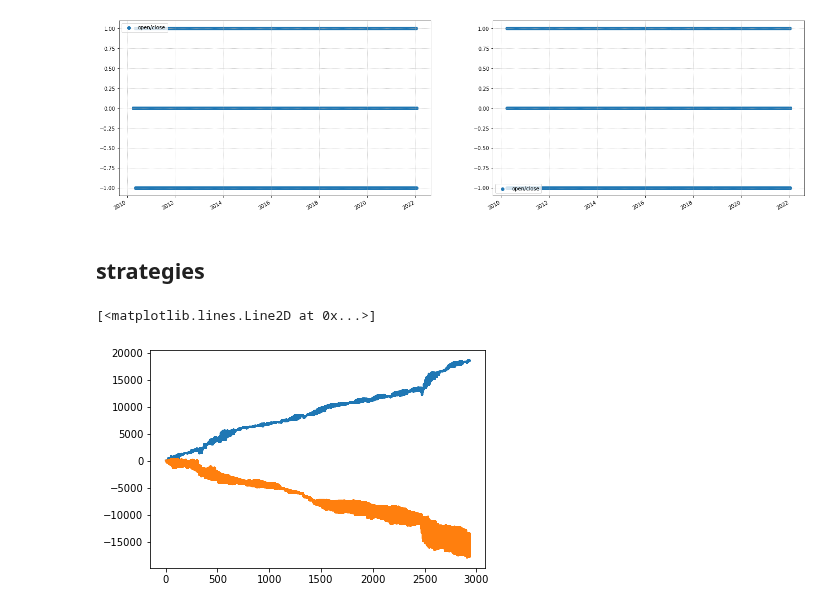
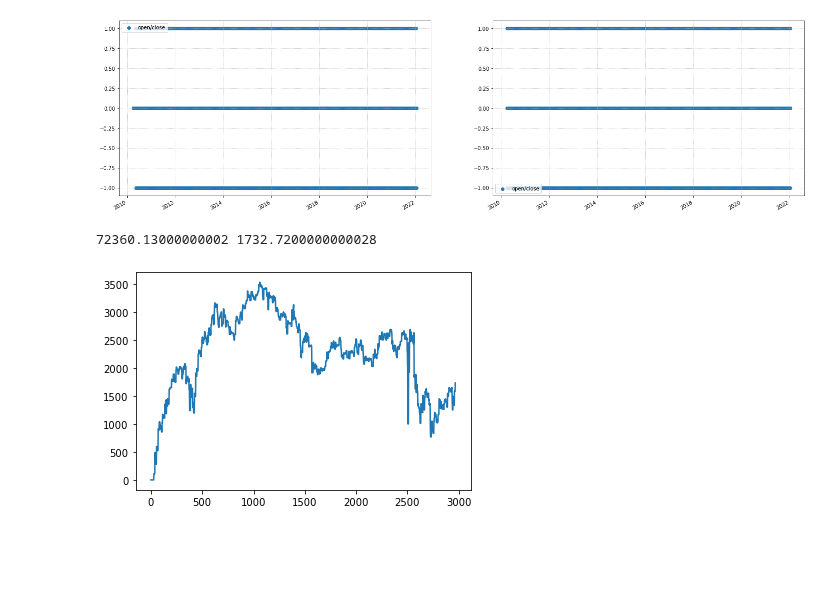
Before and after one commit to aidinattar/Volatility-carry-trading-strategy, a Jupyter notebook: Project.ipynb, the cells around one changed output. Saved outputs shown, nothing was run; the diff lists cells and outputs as text; code cells hidden in the pictures; blank space fills up the shorter version.

```diff
--- a/Project.ipynb
+++ b/Project.ipynb
@@ -904,5 +663,5 @@ sns.jointplot(x='mean_sim', y='resid', data=UX1, kind='reg')
 # %%
-UX1['diff_sim'] = UX1['mean_sim'] - UX1['mean_sim'].shift(-1)
+UX1['diff_sim'] = UX1['mean_sim'].shift(1) - UX1['mean_sim']
 
 conditions = [ ( UX1['diff_sim'] < 0 ) & ( UX1['diff_sim'] * UX1['diff_sim'].shift(-1) < 0 ),
                ( UX1['diff_sim'] > 0 ) & ( UX1['diff_sim'] * UX1['diff_sim'].shift(-1) < 0 ) ]
@@ -915,7 +674,7 @@ UX1['open/close'] = np.select(conditions, choices, default=0)
 #UX1['open/close'].loc[ ( UX1['diff_sim'] < 0 ) & ( UX1['diff_sim'] * UX1['diff_sim'].shift(-1) < 0 ) ] =  1
 #UX1['open/close'].loc[ ( UX1['diff_sim'] > 0 ) & ( UX1['diff_sim'] * UX1['diff_sim'].shift(-1) < 0 ) ] = -1
 # %%
-UX1['diff_sim_real'] = UX1['PX_LAST'] - UX1['PX_LAST'].shift(-1)
+UX1['diff_sim_real'] = UX1['PX_LAST'].shift(1) - UX1['PX_LAST']
 
 conditions = [ ( UX1['diff_sim_real'] < 0 ) & ( UX1['diff_sim_real'] * UX1['diff_sim_real'].shift(-1) < 0 ),
                ( UX1['diff_sim_real'] > 0 ) & ( UX1['diff_sim_real'] * UX1['diff_sim_real'].shift(-1) < 0 ) ]
@@ -972,6 +731,4 @@ fig.autofmt_xdate()
 plt.show()
 # %% [output]
 [figure]
-# %% [markdown]
-## strategies
 # %%
@@ -991,20 +751,41 @@ for x in range(n, len(UX1['PX_LAST'])):
+# %%
+money = [0]
+i = 0
+open = False
+for x in range(1, len(UX1['PX_LAST'])):
+    if UX1['open/close'].iloc[x] == 1:
+        money = np.append(money, money[x-1])
+        i += 1
+        open = True
+    elif UX1['open/close'].iloc[x] == 0:
+        money = np.append(money, money[x-1])
+        if open == True:
+            i += 1
+    else:
+        money = np.append(money, money[x-1] + 100*( UX1['PX_LAST'].iloc[x-i] - UX1['PX_LAST'].iloc[x] ) )
+        i = 0
+        open = False
 # %%
-money_real = [100,]
-n = 30
+money_real = [0]
 i = 0
-for x in range(n, len(UX1['PX_LAST'])):
-    if UX1['open/close_real'].iloc[x] == 0:
-        money_real = np.append(money_real, money_real[x-n-1])
+open = False
+for x in range(1, len(UX1['PX_LAST'])):
+    if UX1['open/close_real'].iloc[x] == 1:
+        money_real = np.append(money_real, money_real[x-1])
         i += 1
-    elif UX1['open/close_real'].iloc[x] == 1:
-        money_real = np.append(money_real, money_real[x-n-1])
-        i += 1
+        open = True
+    elif UX1['open/close_real'].iloc[x] == 0:
+        money_real = np.append(money_real, money_real[x-1])
+        if open == True:
+            i += 1
     else:
-        money_real = np.append(money_real, money_real[x-n-1] + 100*( UX1['PX_LAST'].iloc[x-i] - UX1['PX_LAST'].iloc[x] ) )
+        money_real = np.append(money_real, money_real[x-1] + 100*( UX1['PX_LAST'].iloc[x-i] - UX1['PX_LAST'].iloc[x] ) )
         i = 0
+        open = False
 # %%
 plt.plot(money)
-plt.plot(money_real)
+#plt.plot(money_real)
+print(money_real[-1], money[-1])
 # %% [output]
-[<matplotlib.lines.Line2D at 0x...>]
+72360.13000000002 1732.7200000000028
-[figure, old version]
+[figure, new version]
```
Also changed, not shown: parts of 25 cells of this notebook.
